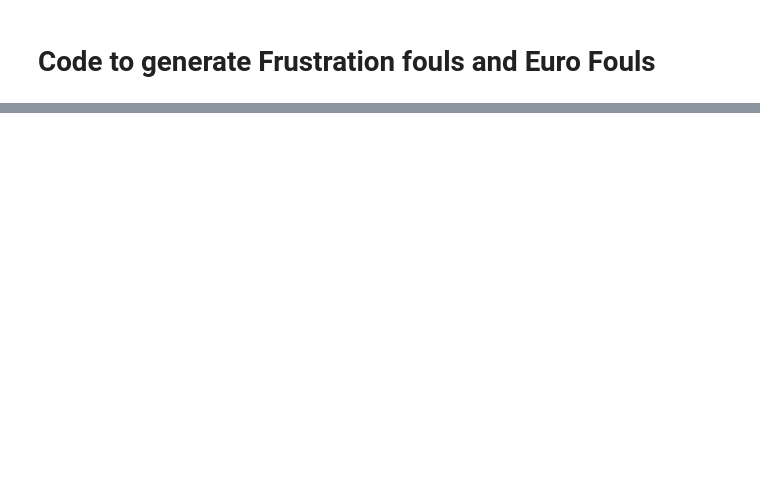
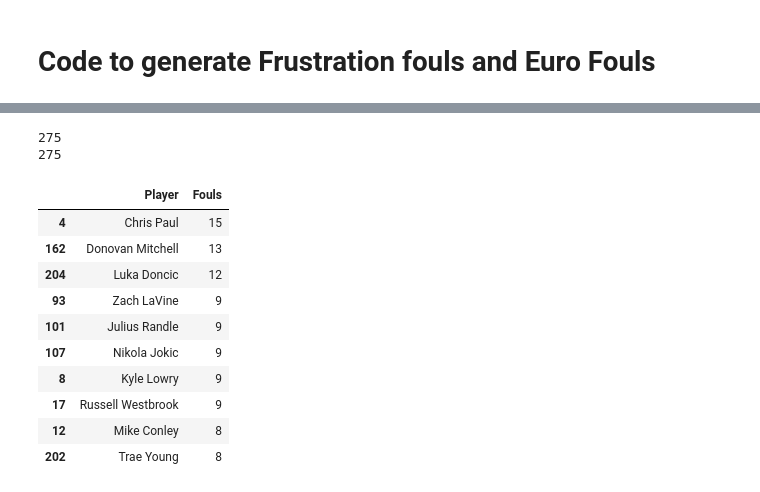
Before and after one commit to sravanpannala/NBA, a Jupyter notebook: Frustration_Coast/frustration_foul_PBP.ipynb, the cells around one changed output, grey strips where cells are left out. Cells and saved outputs as stored; diff of their text form; code cells hidden in the pictures; blank space fills up the shorter version.

```diff
--- a/Frustration_Coast/frustration_foul_PBP.ipynb
+++ b/Frustration_Coast/frustration_foul_PBP.ipynb
@@ -94,0 +88,8 @@ Player_Name = list(itertools.chain(*Player_Name))
+# %%
+
+for i in range(len(Player_Name)):
+    if not Player_Name[i]:
+        Player_Name[i] =['abc']
+Player_Name = list(itertools.chain(*Player_Name))
+print(len(Player_Name))
+print(len(Foul_pID1))
@@ -124 +130,11 @@ Player_Name = list(itertools.chain(*Player_Name))
+# %%
+for i in range(len(Player_Name)):
+    if not Player_Name[i]:
+        Player_Name[i] =['abc']
+Player_Name = list(itertools.chain(*Player_Name))
+print(len(Player_Name))
+print(len(FFoul_pID))
+# %% [output]
+275
+275
 # %%
@@ -126,0 +144,18 @@ data.to_csv ('Frustration_Fouls_20_21_updated.csv',index=False)
+# %%
+data_frust['rank'] = data_frust['Fouls'].rank(ascending=False)
+data_frust = data_frust.sort_values(by=['rank'])
+data_frust_plot = data_frust.drop(columns=['FFoul_pID', 'rank'])
+data_frust_plot = data_frust_plot.head(10)
+data_frust_plot
+# %% [output]
+|  | Player | Fouls |
+| 4 | Chris Paul | 15 |
+| 162 | Donovan Mitchell | 13 |
+| 204 | Luka Doncic | 12 |
+| 93 | Zach LaVine | 9 |
+| 101 | Julius Randle | 9 |
+| 107 | Nikola Jokic | 9 |
+| 8 | Kyle Lowry | 9 |
+| 17 | Russell Westbrook | 9 |
+| 12 | Mike Conley | 8 |
+| 202 | Trae Young | 8 |
```
Also changed, not shown: parts of 16 cells of this notebook, 13 other files.
